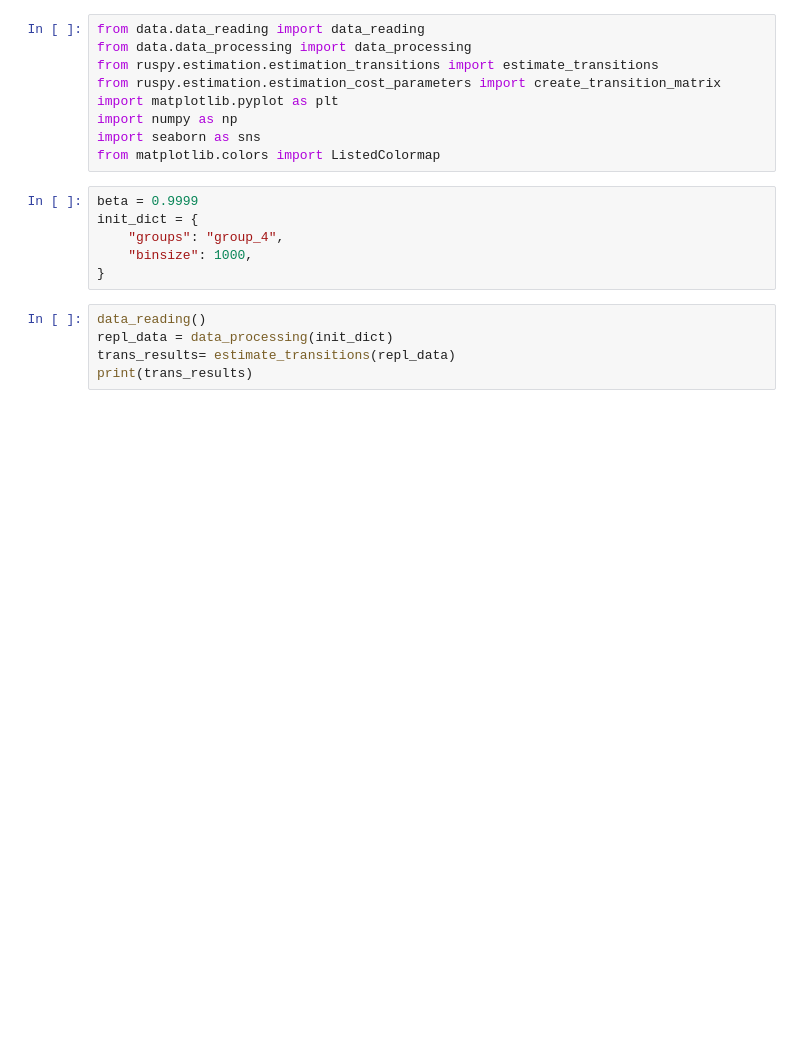
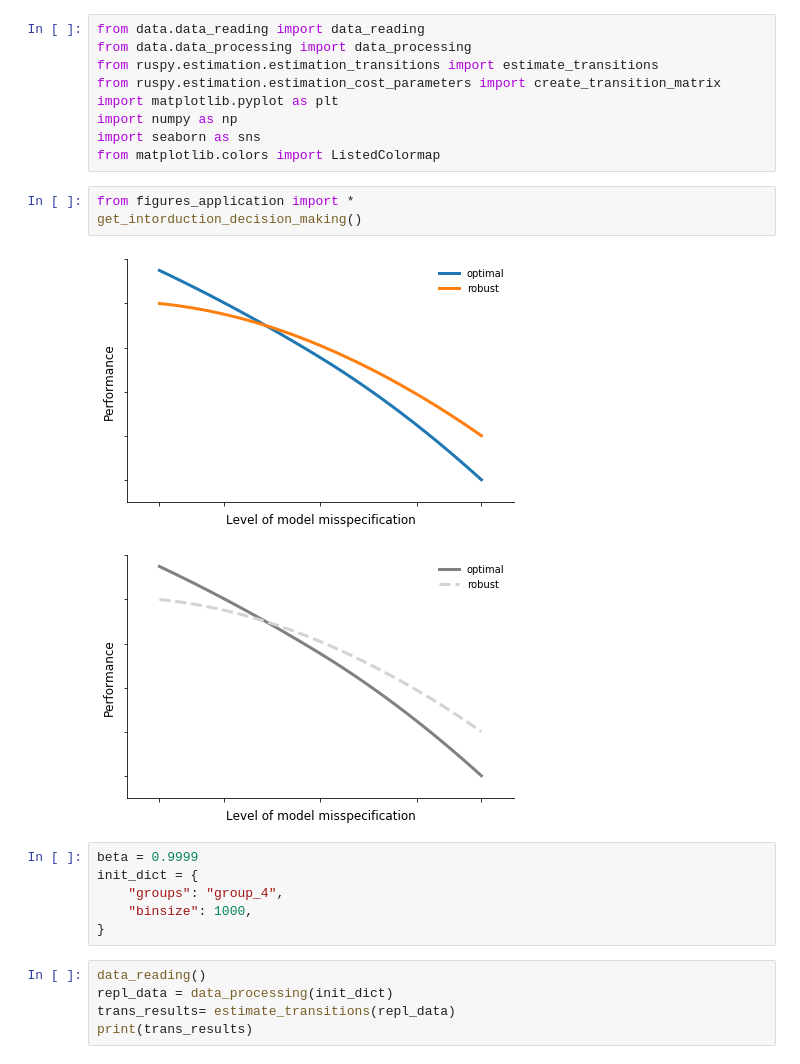
Before and after one commit to robustzurcher/analysis, a Jupyter notebook: notebooks/01_introduction.ipynb, the cells around one changed output. Cells and saved outputs as stored; diff of their text form; blank space fills up the shorter version.

Commit message:
workign on figures

```diff
--- a/notebooks/01_introduction.ipynb
+++ b/notebooks/01_introduction.ipynb
@@ -7,6 +7,12 @@ import matplotlib.pyplot as plt
 import numpy as np
 import seaborn as sns
 from matplotlib.colors import ListedColormap
+# %%
+from figures_application import *
+get_intorduction_decision_making()
+# %% [output]
+[figure, added]
+[figure, added]
 # %%
 beta = 0.9999
 init_dict = {
```
Also changed, not shown: parts of 5 cells of this notebook, 4 other files.
